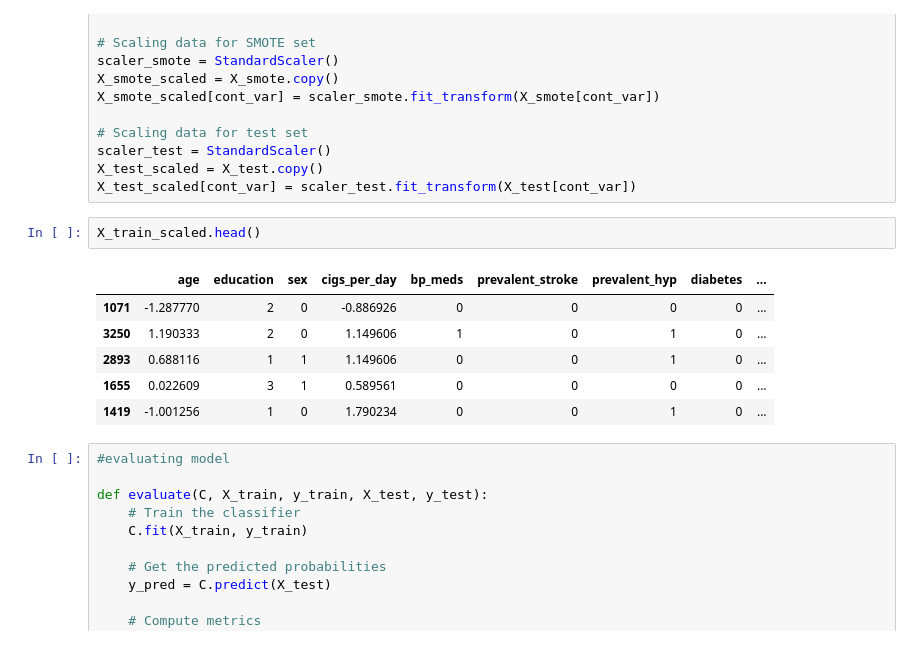
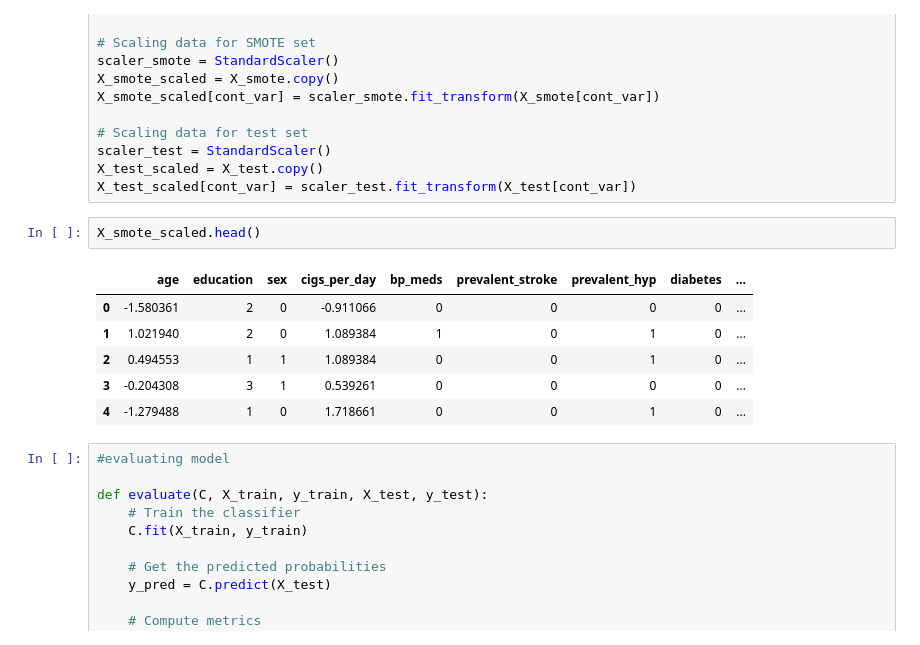
Before and after one commit to bi-horn/ML_Heart_Disease, a Jupyter notebook: ML_heart_disease.ipynb, the cells around one changed output. Saved outputs shown, nothing was run; the diff lists cells and outputs as text.

```diff
--- a/ML_heart_disease.ipynb
+++ b/ML_heart_disease.ipynb
@@ -196,14 +196,14 @@ scaler_test = StandardScaler()
 X_test_scaled = X_test.copy()
 X_test_scaled[cont_var] = scaler_test.fit_transform(X_test[cont_var])
 # %%
-X_train_scaled.head()
+X_smote_scaled.head()
 # %% [output]
 |  | age | education | sex | cigs_per_day | bp_meds | prevalent_stroke | prevalent_hyp | diabetes | ... |
-| 1071 | -1.287770 | 2 | 0 | -0.886926 | 0 | 0 | 0 | 0 | ... |
-| 3250 | 1.190333 | 2 | 0 | 1.149606 | 1 | 0 | 1 | 0 | ... |
-| 2893 | 0.688116 | 1 | 1 | 1.149606 | 0 | 0 | 1 | 0 | ... |
-| 1655 | 0.022609 | 3 | 1 | 0.589561 | 0 | 0 | 0 | 0 | ... |
-| 1419 | -1.001256 | 1 | 0 | 1.790234 | 0 | 0 | 1 | 0 | ... |
+| 0 | -1.580361 | 2 | 0 | -0.911066 | 0 | 0 | 0 | 0 | ... |
+| 1 | 1.021940 | 2 | 0 | 1.089384 | 1 | 0 | 1 | 0 | ... |
+| 2 | 0.494553 | 1 | 1 | 1.089384 | 0 | 0 | 1 | 0 | ... |
+| 3 | -0.204308 | 3 | 1 | 0.539261 | 0 | 0 | 0 | 0 | ... |
+| 4 | -1.279488 | 1 | 0 | 1.718661 | 0 | 0 | 1 | 0 | ... |
 # %%
 #evaluating model
 
```
Also changed, not shown: parts of 17 cells of this notebook.
